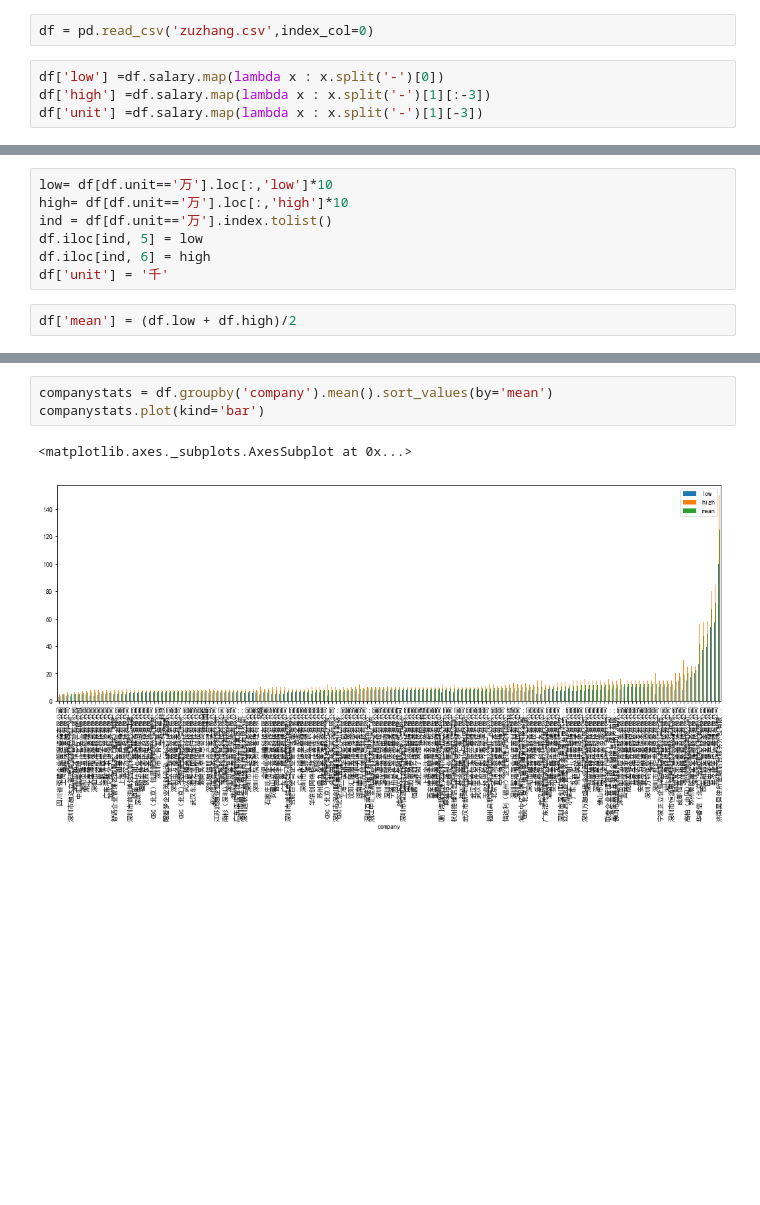
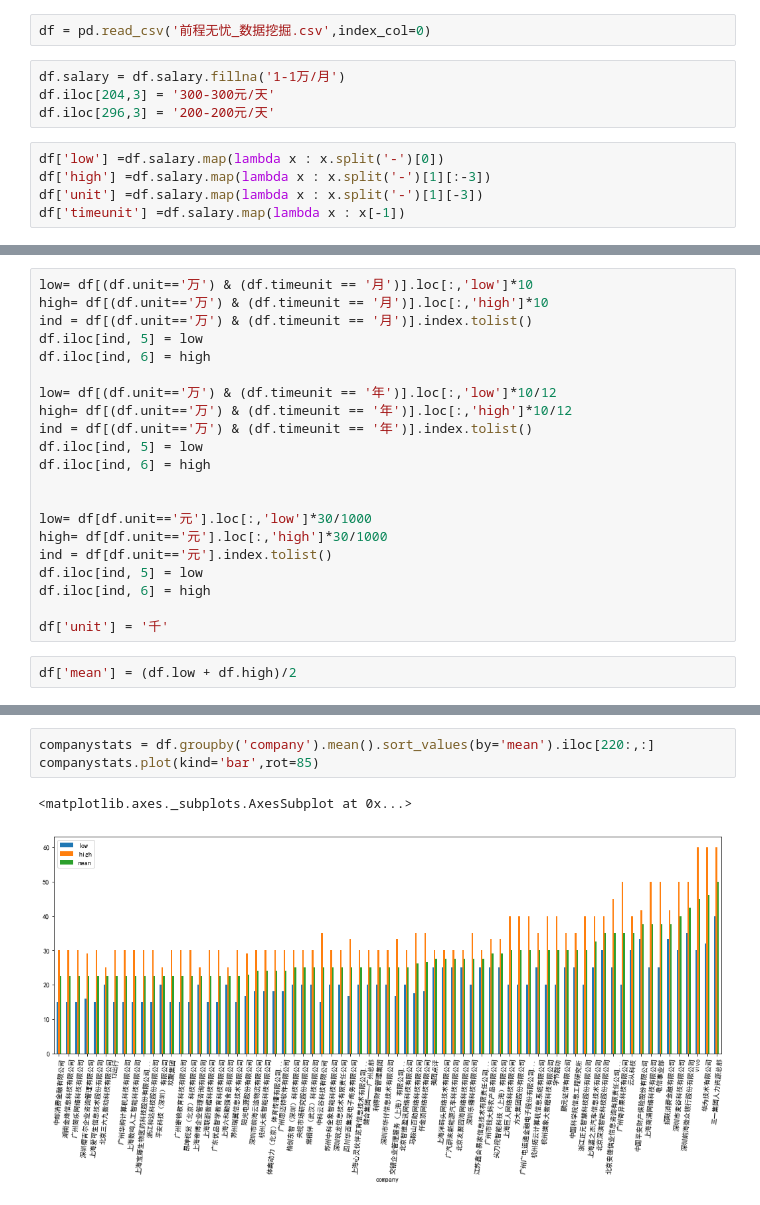
Before and after one commit to zhouchunli/career, a Jupyter notebook: 分析.ipynb, the cells around one changed output, grey strips where cells are left out. Cells and saved outputs as stored; diff of their text form; blank space fills up the shorter version.

```diff
--- a/分析.ipynb
+++ b/分析.ipynb
@@ -11,22 +11,41 @@ plt.rcParams['font.sans-serif'] = ['Simhei']
 # 设置图片大小，单位为英寸
 plt.rc('figure', figsize=(18, 6))
 # %%
-df = pd.read_csv('zuzhang.csv',index_col=0)
+df = pd.read_csv('前程无忧_数据挖掘.csv',index_col=0)
+# %%
+df.salary = df.salary.fillna('1-1万/月')
+df.iloc[204,3] = '300-300元/天'
+df.iloc[296,3] = '200-200元/天'
 # %%
 df['low'] =df.salary.map(lambda x : x.split('-')[0])
 df['high'] =df.salary.map(lambda x : x.split('-')[1][:-3])
 df['unit'] =df.salary.map(lambda x : x.split('-')[1][-3])
+df['timeunit'] =df.salary.map(lambda x : x[-1])
 # %%
 df.low = df.low.astype(float)
 df.high = df.high.astype(float)
 # %%
 df['city'] = df.place.map(lambda x:x.split('-')[0])
 # %%
-low= df[df.unit=='万'].loc[:,'low']*10
-high= df[df.unit=='万'].loc[:,'high']*10
-ind = df[df.unit=='万'].index.tolist()
+low= df[(df.unit=='万') & (df.timeunit == '月')].loc[:,'low']*10
+high= df[(df.unit=='万') & (df.timeunit == '月')].loc[:,'high']*10
+ind = df[(df.unit=='万') & (df.timeunit == '月')].index.tolist()
 df.iloc[ind, 5] = low
 df.iloc[ind, 6] = high
+
+low= df[(df.unit=='万') & (df.timeunit == '年')].loc[:,'low']*10/12
+high= df[(df.unit=='万') & (df.timeunit == '年')].loc[:,'high']*10/12
+ind = df[(df.unit=='万') & (df.timeunit == '年')].index.tolist()
+df.iloc[ind, 5] = low
+df.iloc[ind, 6] = high
+
+
+low= df[df.unit=='元'].loc[:,'low']*30/1000
+high= df[df.unit=='元'].loc[:,'high']*30/1000
+ind = df[df.unit=='元'].index.tolist()
+df.iloc[ind, 5] = low
+df.iloc[ind, 6] = high
+
 df['unit'] = '千'
 # %%
 df['mean'] = (df.low + df.high)/2
@@ -54,7 +87,7 @@ citystats.plot(kind='bar')
 # %%
-companystats = df.groupby('company').mean().sort_values(by='mean')
-companystats.plot(kind='bar')
+companystats = df.groupby('company').mean().sort_values(by='mean').iloc[220:,:]
+companystats.plot(kind='bar',rot=85)
 # %% [output]
 <matplotlib.axes._subplots.AxesSubplot at 0x...>
-[figure, old version]
+[figure, new version]
 # %%
```
Also changed, not shown: parts of 6 cells of this notebook, 4 other files.
